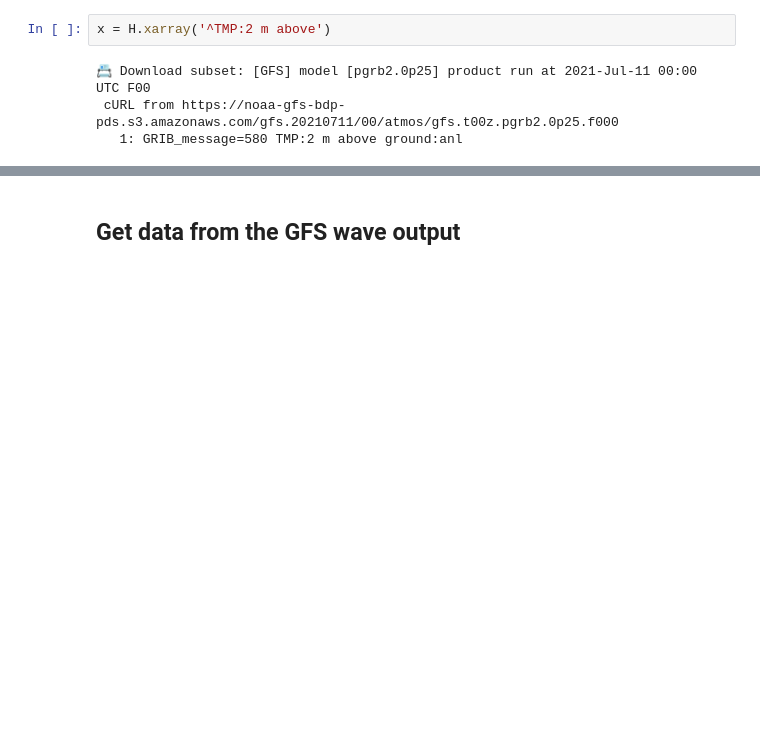
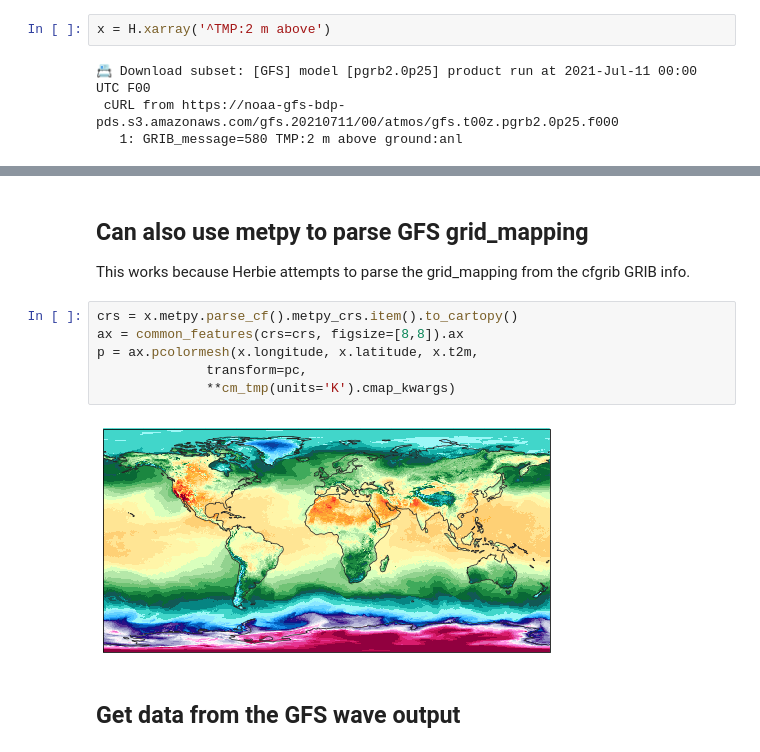
Before and after one commit to amotl/herbie-without-docs, a Jupyter notebook: docs/user_guide/notebooks/data_gfs.ipynb, the cells around one changed output, grey strips where cells are left out. Drawn from its saved outputs; the diff is of its cells as text; blank space fills up the shorter version.

Commit message:
parse cf grid_mapping from cfgrib

```diff
--- a/docs/user_guide/notebooks/data_gfs.ipynb
+++ b/docs/user_guide/notebooks/data_gfs.ipynb
@@ -58,6 +60,17 @@ ax.set_title(f"{x.model.upper()}: {H.product_description}", loc='left')
 # %% [output]
 Text(0.0, 1.0, 'GFS: common fields, 0.25 degree resolution')
 [figure]
+# %% [markdown]
+## Can also use metpy to parse GFS grid_mapping
+This works because Herbie attempts to parse the grid_mapping from the cfgrib GRIB info.
+# %%
+crs = x.metpy.parse_cf().metpy_crs.item().to_cartopy()
+ax = common_features(crs=crs, figsize=[8,8]).ax
+p = ax.pcolormesh(x.longitude, x.latitude, x.t2m,
+              transform=pc,
+              **cm_tmp(units='K').cmap_kwargs)
+# %% [output]
+[figure, added]
 # %% [markdown]
 ## Get data from the GFS wave output
 # %%
```
Also changed, not shown: parts of 5 cells of this notebook, 4 other files.
